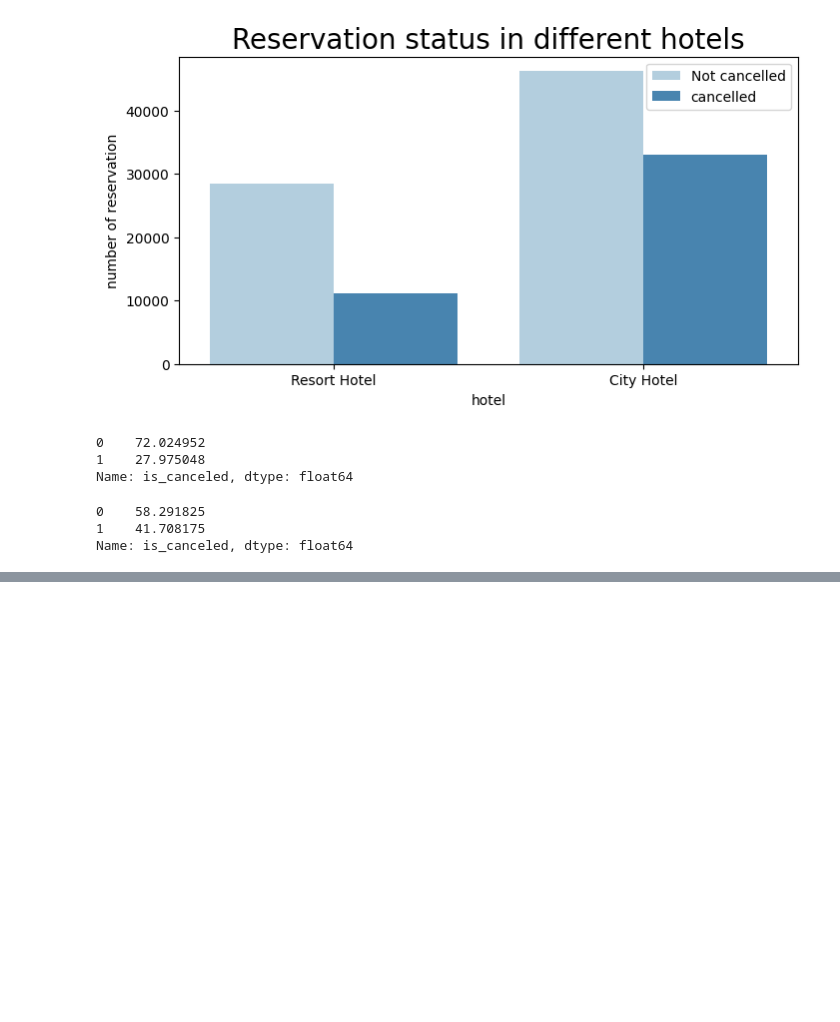
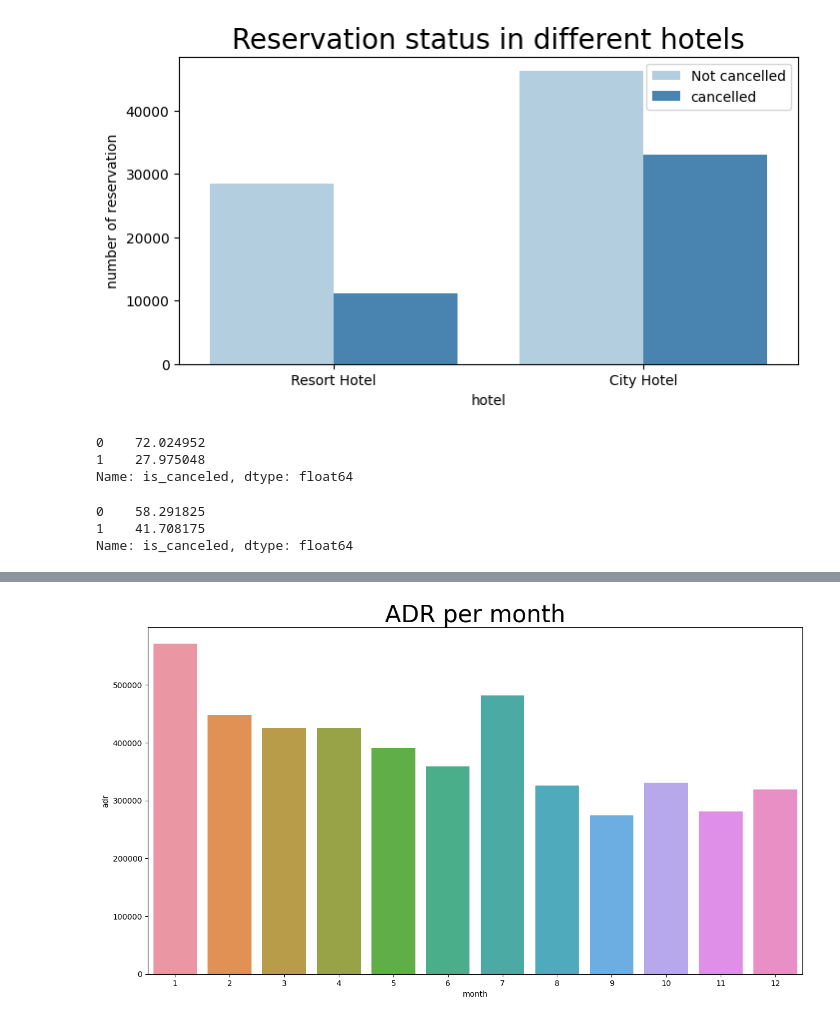
Before and after one commit to hamant-jagwan/Hotel-Booking--EDA, a Jupyter notebook: hotel_booking_EDA.ipynb, the cells around one changed output, grey strips where cells are left out. Cells and saved outputs as stored; diff of their text form; code cells hidden in the pictures; blank space fills up the shorter version.

```diff
--- a/hotel_booking_EDA.ipynb
+++ b/hotel_booking_EDA.ipynb
@@ -363,0 +385,4 @@ Name: is_canceled, dtype: float64
+# %%
+month_wise_1 = hb_df[hb_df['is_canceled'] == 1].groupby('month')
+value_1_12 = month_wise_1['adr'].sum().reset_index()
+value_1_12
@@ -363,0 +403,8 @@ Name: is_canceled, dtype: float64
+# %%
+plt.figure(figsize= (15,8))
+plt.title('ADR per month', fontsize = 30)
+sns.barplot(  data =  value_1_12, x = 'month', y = 'adr')
+
+plt.show();
+# %% [output]
+[figure, added]
```
Also changed, not shown: parts of 9 cells of this notebook.
